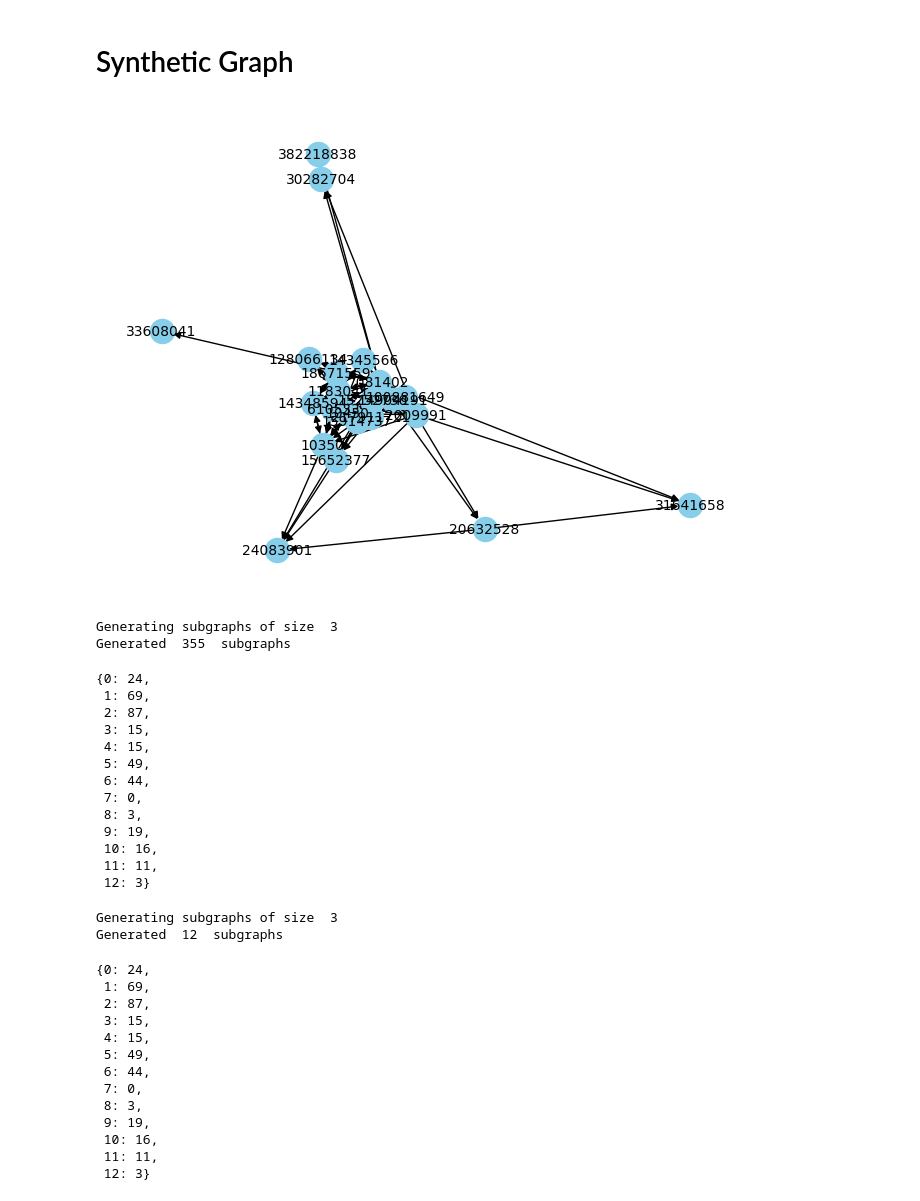
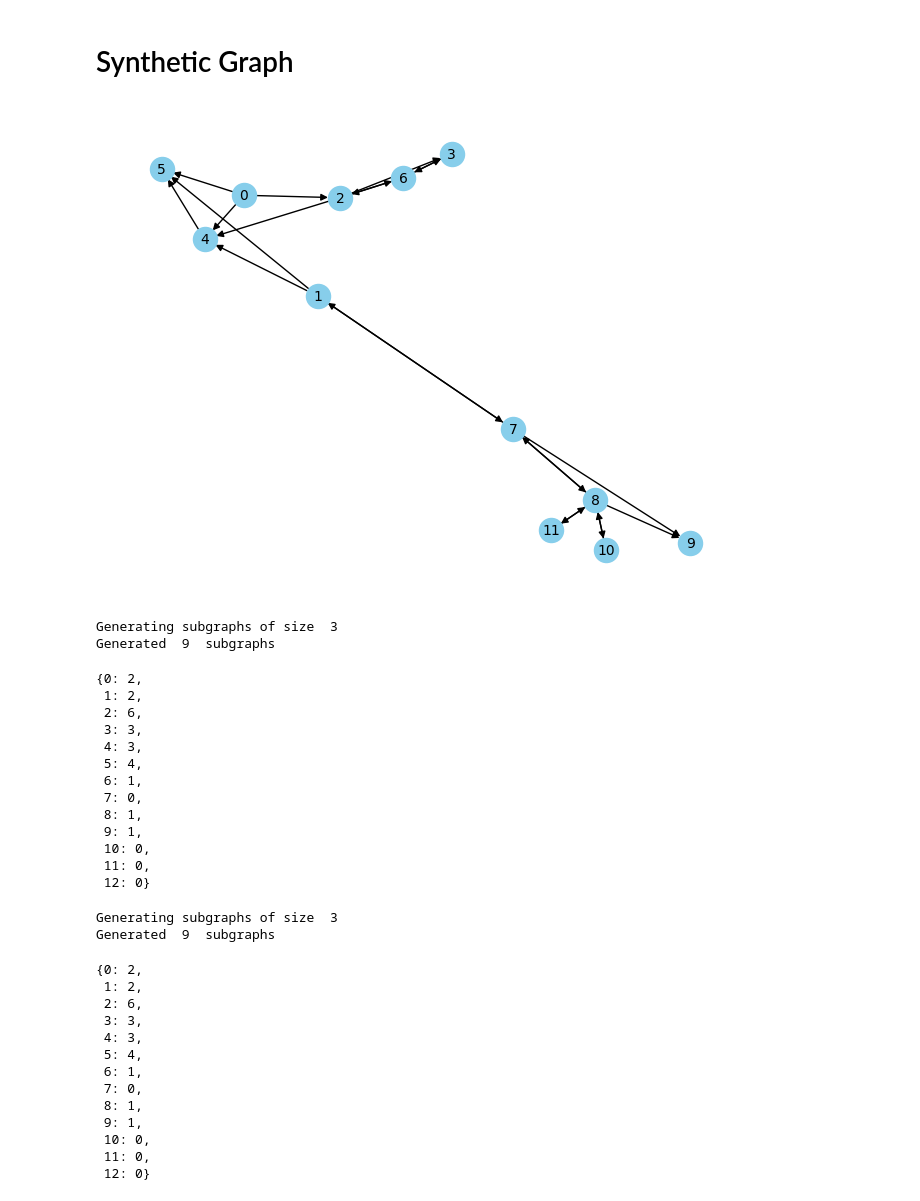
Before and after one commit to viniciusmioto/social_networks_analysis, a Jupyter notebook: src/old/test.ipynb, the cells around one changed output. Drawn from its saved outputs; the diff is of its cells as text; code cells hidden in the pictures.

```diff
--- a/src/old/test.ipynb
+++ b/src/old/test.ipynb
@@ -51,48 +51,48 @@ Generated  1  subgraphs
 # %% [markdown]
 # Synthetic Graph
 # %%
-graph = gru.read_directed_graph_from_edge_list("../../data/twitter_samples/7861312_sample_sff_10.edges")
+graph = gru.read_directed_graph_from_edge_list("../../data/tests/synthetic2.edges")
 gru.draw_graph(graph)
 # %% [output]
-[figure, old version]
+[figure, new version]
 # %%
 motifs = gru.read_graphs_from_directory("../../data/motifs_3")
 # %%
 gru.subgraph_count(graph, motifs.values(), anchored=False)
 # %% [output]
 Generating subgraphs of size  3
-Generated  355  subgraphs
+Generated  9  subgraphs
-{0: 24,
- 1: 69,
- 2: 87,
- 3: 15,
- 4: 15,
- 5: 49,
- 6: 44,
+{0: 2,
+ 1: 2,
+ 2: 6,
+ 3: 3,
+ 4: 3,
+ 5: 4,
+ 6: 1,
  7: 0,
- 8: 3,
- 9: 19,
- 10: 16,
- 11: 11,
- 12: 3}
+ 8: 1,
+ 9: 1,
+ 10: 0,
+ 11: 0,
+ 12: 0}
 # %%
 gat.subgraph_count(graph, motifs.values(), anchored=False)
 # %% [output]
 Generating subgraphs of size  3
-Generated  12  subgraphs
+Generated  9  subgraphs
-{0: 24,
- 1: 69,
- 2: 87,
- 3: 15,
- 4: 15,
- 5: 49,
- 6: 44,
+{0: 2,
+ 1: 2,
+ 2: 6,
+ 3: 3,
+ 4: 3,
+ 5: 4,
+ 6: 1,
  7: 0,
- 8: 3,
- 9: 19,
- 10: 16,
- 11: 11,
- 12: 3}
+ 8: 1,
+ 9: 1,
+ 10: 0,
+ 11: 0,
+ 12: 0}
 # %%
 gru.subgraph_count(graph, motifs.values(), anchored=True)
 # %% [output]
```
Also changed, not shown: parts of 3 cells of this notebook, 22 other files.
